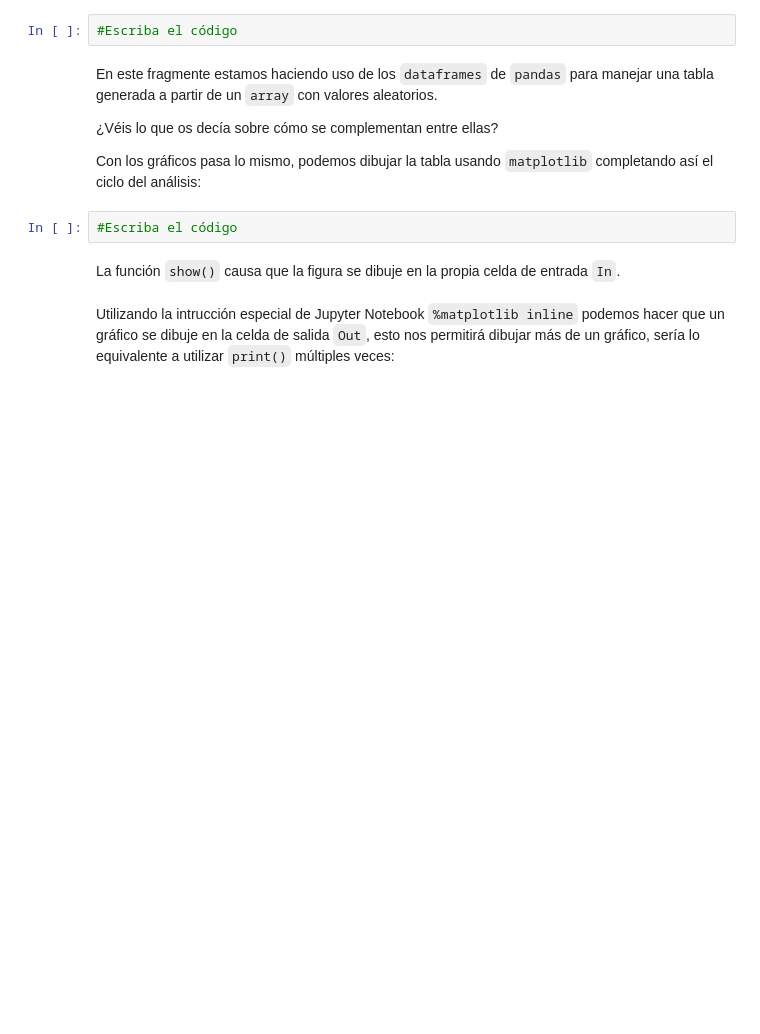
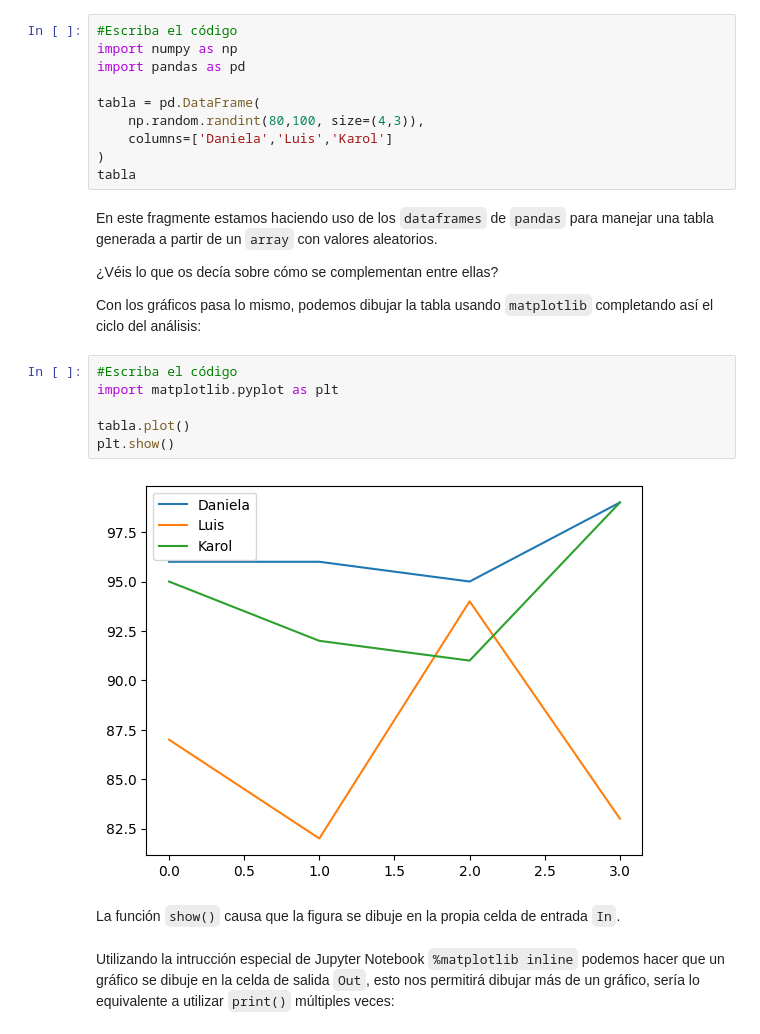
Before and after one commit to lauragonzalezmoran/phyton_basico_ICAI, a Jupyter notebook: ClassBook/7_Numpy/02 - La clase array.ipynb, the cells around one changed output. Saved outputs shown, nothing was run; the diff lists cells and outputs as text; blank space fills up the shorter version.

```diff
--- a/ClassBook/7_Numpy/02 - La clase array.ipynb
+++ b/ClassBook/7_Numpy/02 - La clase array.ipynb
@@ -102,6 +132,14 @@ Podemos mostrar gráficos y tablas, para ello se utiliza las biblioteca `numpy`
 Ambas las veremos en profundidad en las próximas secciones, pero vamos a hacer un ejemplo:
 # %%
 #Escriba el código
+import numpy as np
+import pandas as pd
+
+tabla = pd.DataFrame(
+    np.random.randint(80,100, size=(4,3)),
+    columns=['Daniela','Luis','Karol']
+)
+tabla
 # %% [markdown]
 En este fragmente estamos haciendo uso de los `dataframes` de `pandas` para manejar una tabla generada a partir de un `array` con valores aleatorios.
 
@@ -110,6 +148,12 @@ En este fragmente estamos haciendo uso de los `dataframes` de `pandas` para mane
 Con los gráficos pasa lo mismo, podemos dibujar la tabla usando `matplotlib` completando así el ciclo del análisis:
 # %%
 #Escriba el código
+import matplotlib.pyplot as plt
+
+tabla.plot()
+plt.show()
+# %% [output]
+[figure, added]
 # %% [markdown]
 La función `show()` causa que la figura se dibuje en la propia celda de entrada `In`.
 # %% [markdown]
```
Also changed, not shown: parts of 14 cells of this notebook, 8 other files.
